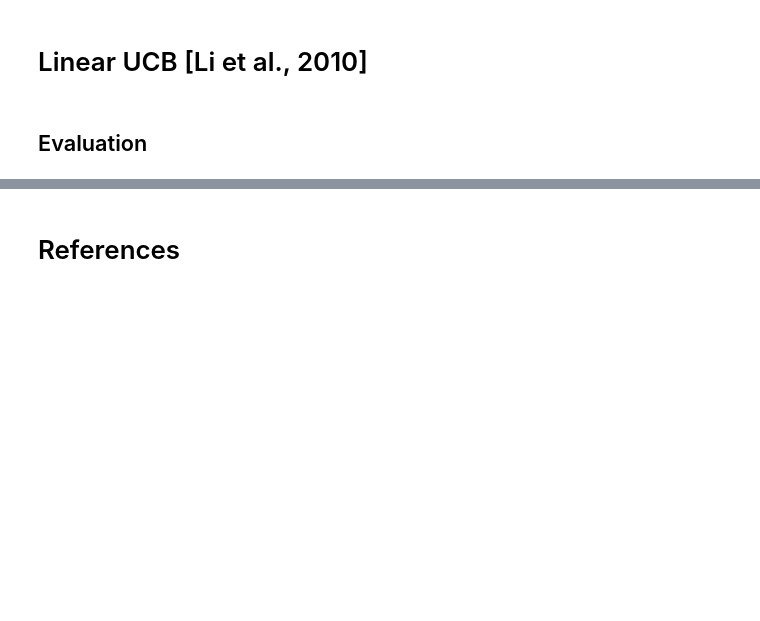
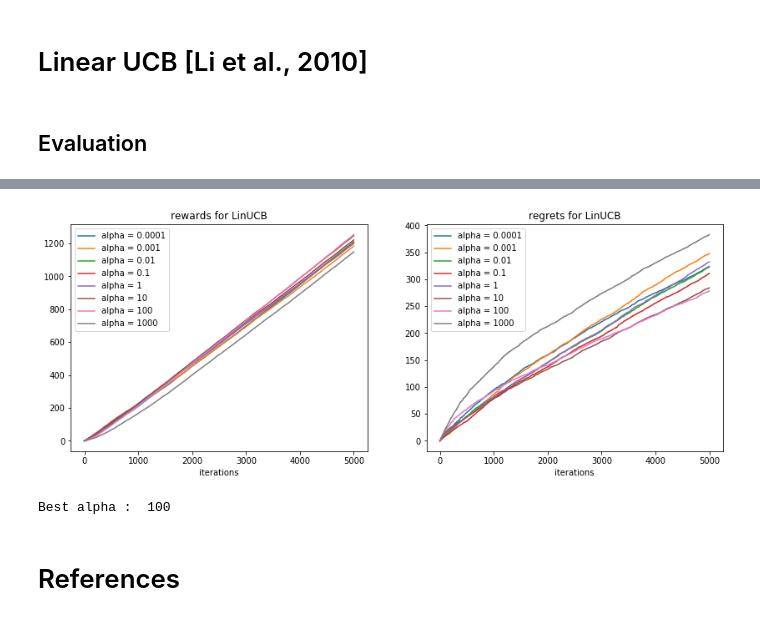
Before and after one commit to raoufkeskes/Reinforcement-Learning-Algorithms, a Jupyter notebook: Contextual Multi Armed Bandit/tme1.ipynb, the cells around one changed output, grey strips where cells are left out. Drawn from its saved outputs; the diff is of its cells as text; code cells hidden in the pictures; blank space fills up the shorter version.

```diff
--- a/Contextual Multi Armed Bandit/tme1.ipynb
+++ b/Contextual Multi Armed Bandit/tme1.ipynb
@@ -198,3 +200,35 @@ plt.show()
+# %%
+alphas = [ (10**i)  for i in range (-4,4) ]
+
+cum_LinUCB_alphas = { alpha : get_cum_rewards ( Y , LinUCB ( X , Y , alpha )  ) for alpha in alphas  }
+# %%
+
+
+plt.figure(figsize=(14,5))
+
+plt.subplot(1,2,1)
+for  alpha in alphas :
+    plt.plot( T , cum_LinUCB_alphas[alpha]  , label="alpha = "+str(alpha) )
+plt.xlabel('iterations')
+plt.title("rewards for LinUCB")
+plt.legend(loc="best")
+
+plt.subplot(1,2,2)
+for  alpha in alphas :
+    plt.plot( T , cum_optimal-cum_LinUCB_alphas[alpha]  , label="alpha = "+str(alpha) )
+
+plt.xlabel('iterations')
+plt.title("regrets for LinUCB")
+plt.legend(loc="best")
+
+
+plt.show()
+# %% [output]
+[figure, added]
+# %%
+print ("Best alpha : ",alphas [np.array(list(cum_LinUCB_alphas.values()))[:,-1].argmax()] )
+# %% [output]
+Best alpha :  100
 # %% [markdown]
 # References
 # %% [markdown]
```
Also changed, not shown: parts of 3 cells of this notebook.
